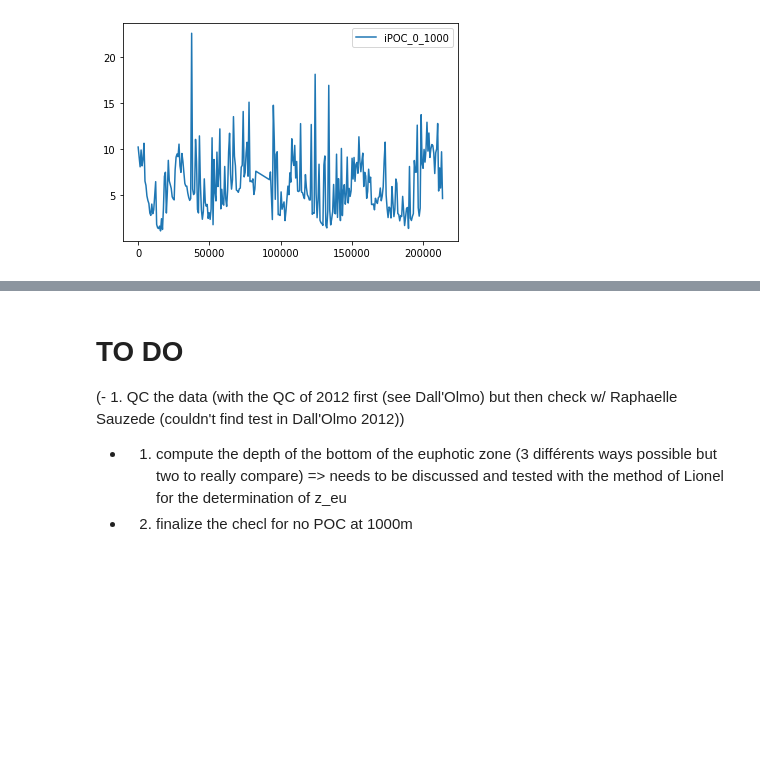
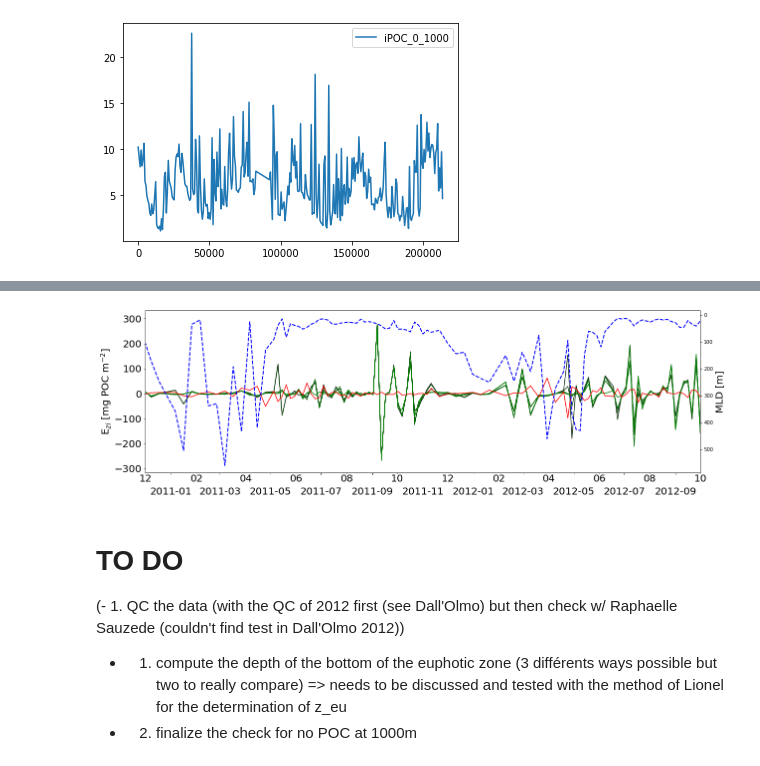
Before and after one commit to fricour/CarbonFluxes, a Jupyter notebook: carbon.ipynb, the cells around one changed output, grey strips where cells are left out. Cells and saved outputs as stored; diff of their text form; code cells hidden in the pictures; blank space fills up the shorter version.

```diff
--- a/carbon.ipynb
+++ b/carbon.ipynb
@@ -652,0 +884,7 @@ test.plot()
+# %%
+data2['flux_zpzi50_1000'] = compute_flux(data2, 'iPOC_zp+zi50_1000')
+data2['flux_zpzi100_1000'] = compute_flux(data2, 'iPOC_zp+zi100_1000')
+data2['flux_zpzi200_1000'] = compute_flux(data2, 'iPOC_zp+zi200_1000')
+data2['flux_zpzi300_1000'] = compute_flux(data2, 'iPOC_zp+zi300_1000')
+data2['flux_zpzi400_1000'] = compute_flux(data2, 'iPOC_zp+zi400_1000')
+data2['flux_0_zp'] = compute_flux(data2, 'iPOC_0_zp')
@@ -653,5 +900,54 @@ test.plot()
+# %%
+# data to plot
+x = np.array(data2['human_time'])
+flux_zpzi50_1000 = np.array(data2['flux_zpzi50_1000'])
+flux_zpzi100_1000 = np.array(data2['flux_zpzi100_1000'])
+flux_zpzi200_1000 = np.array(data2['flux_zpzi200_1000'])
+flux_zpzi300_1000 = np.array(data2['flux_zpzi300_1000'])
+flux_zpzi400_1000 = np.array(data2['flux_zpzi400_1000'])
+flux_0_zp = np.array(data2['flux_0_zp'])
+# %%
+fig, ax = plt.subplots(figsize = (20,6))
+ax2 = ax.twinx()
+
+ax.plot(x, flux_zpzi50_1000, color = pal[4])
+ax.plot(x, flux_zpzi100_1000, color = pal[3])
+ax.plot(x, flux_zpzi200_1000, color = pal[2])
+ax.plot(x, flux_zpzi300_1000, color = pal[1])
+ax.plot(x, flux_zpzi400_1000, color = pal[0])
+ax.plot(x, flux_0_zp, color = 'red')
+ax.set_ylabel('E$_{zi}$ [mg POC m$^{-2}$]', fontsize = 20)
+
+#####   set ticks and  labels
+months = mdates.MonthLocator(interval=1)
+years = mdates.YearLocator()
+
+datemin = datetime.strptime('2010-12-01', '%Y-%m-%d').date()
+datemin = datemin.toordinal()
+datemax = datetime.strptime('2012-10-01', '%Y-%m-%d').date()
+datemax = datemax.toordinal()
+
+ax.set_xlim(datemin, datemax)
+
+ax.xaxis.set_minor_locator(months)
+ax.xaxis.set_major_locator(years)
+fmt = mdates.DateFormatter('%m')
+
+ax.xaxis.set_major_formatter(mdates.DateFormatter('%Y'))
+ax.xaxis.set_minor_formatter(fmt)
+
+ax.tick_params(axis='x', which='major', direction='out', pad=25, labelsize=20)
+ax.tick_params(axis='x', which='minor', direction='out', pad=0.5, labelsize=20)
+ax.tick_params(axis='both', which='both', labelsize=20)
+
+# add mld data (on another axes)
+ax2.plot(time_mld, mld, 'b--', lw = 2)
+ax2.set_ylabel('MLD [m]', fontsize = 20)
+plt.gca().invert_yaxis()
+# %% [output]
+[figure, added]
 # %% [markdown]
 # TO DO
 (- 1. QC the data (with the QC of 2012 first (see Dall'Olmo) but then check w/ Raphaelle Sauzede (couldn't find test in Dall'Olmo 2012))
 - 1. compute the depth of the bottom of the euphotic zone (3 différents ways possible but two to really compare) => needs to be discussed and tested with the method of Lionel for the determination of z_eu
-- 2. finalize the checl for no POC at 1000m
+- 2. finalize the check for no POC at 1000m
```
Also changed, not shown: parts of 27 cells of this notebook.
